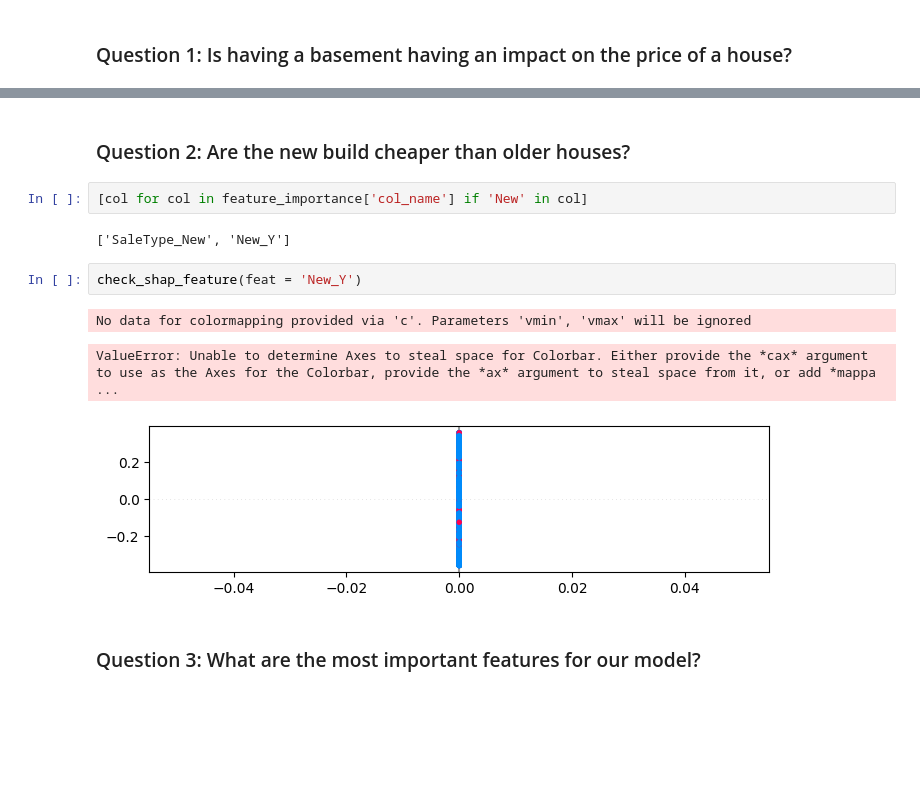
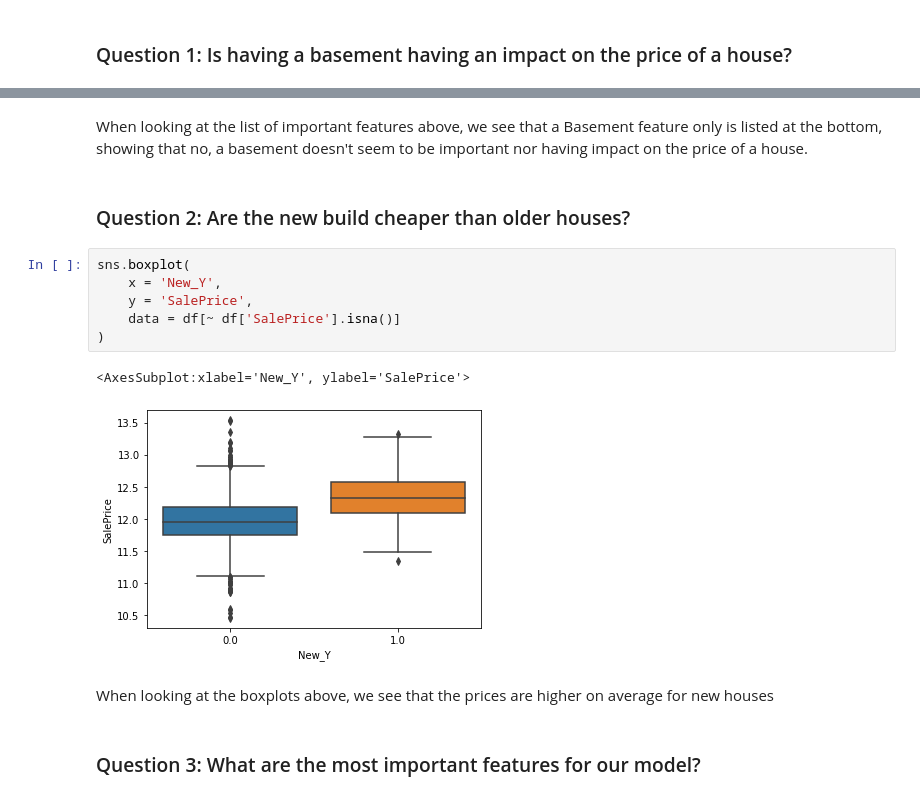
Before and after one commit to jmballard/Kaggle_HousePrice, a Jupyter notebook: analysis_notebook.ipynb, the cells around one changed output, grey strips where cells are left out. Saved outputs shown, nothing was run; the diff lists cells and outputs as text; blank space fills up the shorter version.

```diff
--- a/analysis_notebook.ipynb
+++ b/analysis_notebook.ipynb
@@ -734,14 +718,17 @@ ValueError: Unable to determine Axes to steal space for Colorbar. Either provide
+# %% [markdown]
+When looking at the list of important features above, we see that a Basement feature only is listed at the bottom, showing that no, a basement doesn't seem to be important nor having impact on the price of a house.
 # %% [markdown]
 ### Question 2: Are the new build cheaper than older houses?
-# %%
-[col for col in feature_importance['col_name'] if 'New' in col]
-# %% [output]
-['SaleType_New', 'New_Y']
-# %%
-check_shap_feature(feat = 'New_Y')
-# %% [output]
-No data for colormapping provided via 'c'. Parameters 'vmin', 'vmax' will be ignored
-ValueError: Unable to determine Axes to steal space for Colorbar. Either provide the *cax* argument to use as the Axes for the Colorbar, provide the *ax* argument to steal space from it, or add *mappa ...
-[figure, removed]
+# %%
+sns.boxplot(
+    x = 'New_Y',
+    y = 'SalePrice',
+    data = df[~ df['SalePrice'].isna()]
+)
+# %% [output]
+<AxesSubplot:xlabel='New_Y', ylabel='SalePrice'>
+[figure, added]
+# %% [markdown]
+When looking at the boxplots above, we see that the prices are higher on average for new houses
 # %% [markdown]
 ### Question 3: What are the most important features for our model?
```
Also changed, not shown: parts of 30 cells of this notebook.
